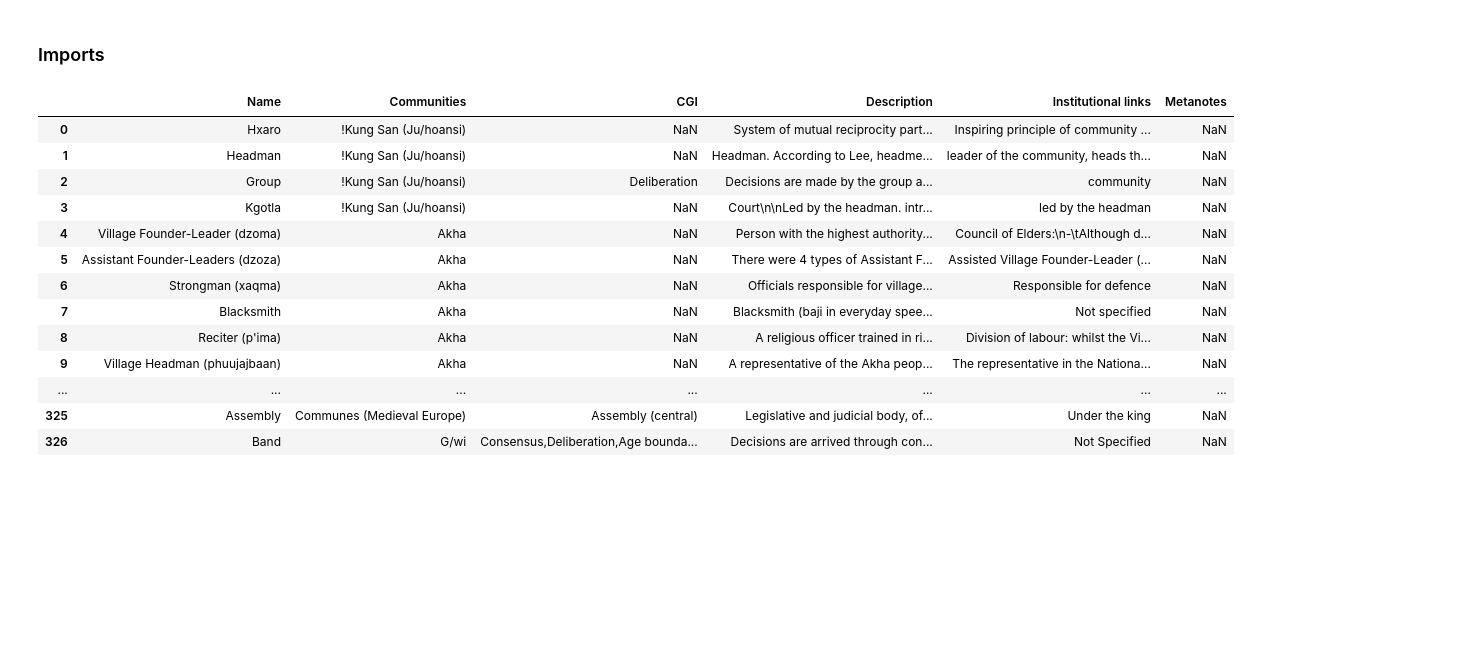
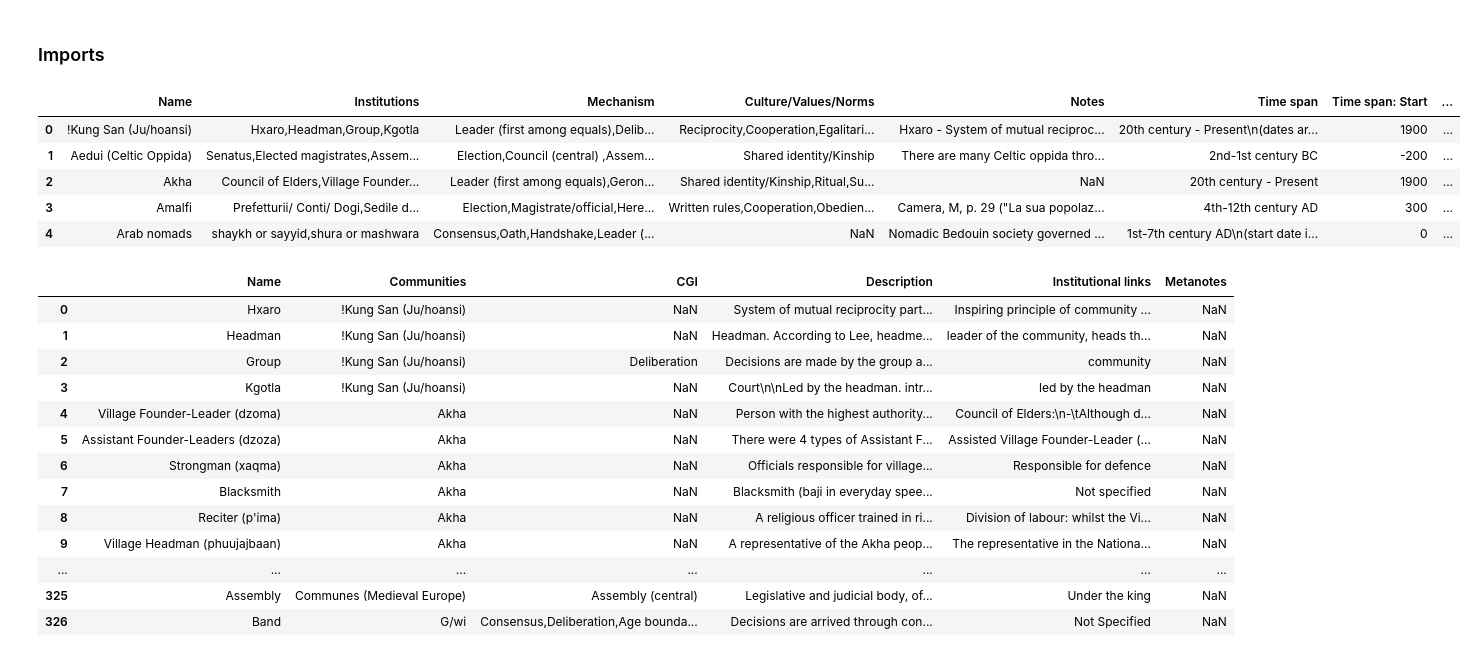
Before and after one commit to metagov/governance-archaeology, a Jupyter notebook: Data_Prep_CGIs.ipynb, the cells around one changed output. Cells and saved outputs as stored; diff of their text form; code cells hidden in the pictures; blank space fills up the shorter version.

```diff
--- a/Data_Prep_CGIs.ipynb
+++ b/Data_Prep_CGIs.ipynb
@@ -9,3 +11,16 @@ pd.options.display.max_columns = 4000
+# %%
+communities_csv = 'data/communities_data_prepped.csv'
+# %%
+communities_df = pd.read_csv(communities_csv)
+# %%
+communities_df.head()
+# %% [output]
+|  | Name | Institutions | Mechanism | Culture/Values/Norms | Notes | Time span | Time span: Start | ... |
+| 0 | !Kung San (Ju/hoansi) | Hxaro,Headman,Group,Kgotla | Leader (first among equals),Delib... | Reciprocity,Cooperation,Egalitari... | Hxaro - System of mutual reciproc... | 20th century - Present\n(dates ar... | 1900 | ... |
+| 1 | Aedui (Celtic Oppida) | Senatus,Elected magistrates,Assem... | Election,Council (central) ,Assem... | Shared identity/Kinship | There are many Celtic oppida thro... | 2nd-1st century BC | -200 | ... |
+| 2 | Akha | Council of Elders,Village Founder... | Leader (first among equals),Geron... | Shared identity/Kinship,Ritual,Su... | NaN | 20th century - Present | 1900 | ... |
+| 3 | Amalfi | Prefetturii/ Conti/ Dogi,Sedile d... | Election,Magistrate/official,Here... | Written rules,Cooperation,Obedien... | Camera, M, p. 29 ("La sua popolaz... | 4th-12th century AD | 300 | ... |
+| 4 | Arab nomads | shaykh or sayyid,shura or mashwara | Consensus,Oath,Handshake,Leader (... | NaN | Nomadic Bedouin society governed ... | 1st-7th century AD\n(start date i... | 0 | ... |
 # %%
 # Institutions Data
 # %%
```
Also changed, not shown: parts of 18 cells of this notebook, 2 other files.
